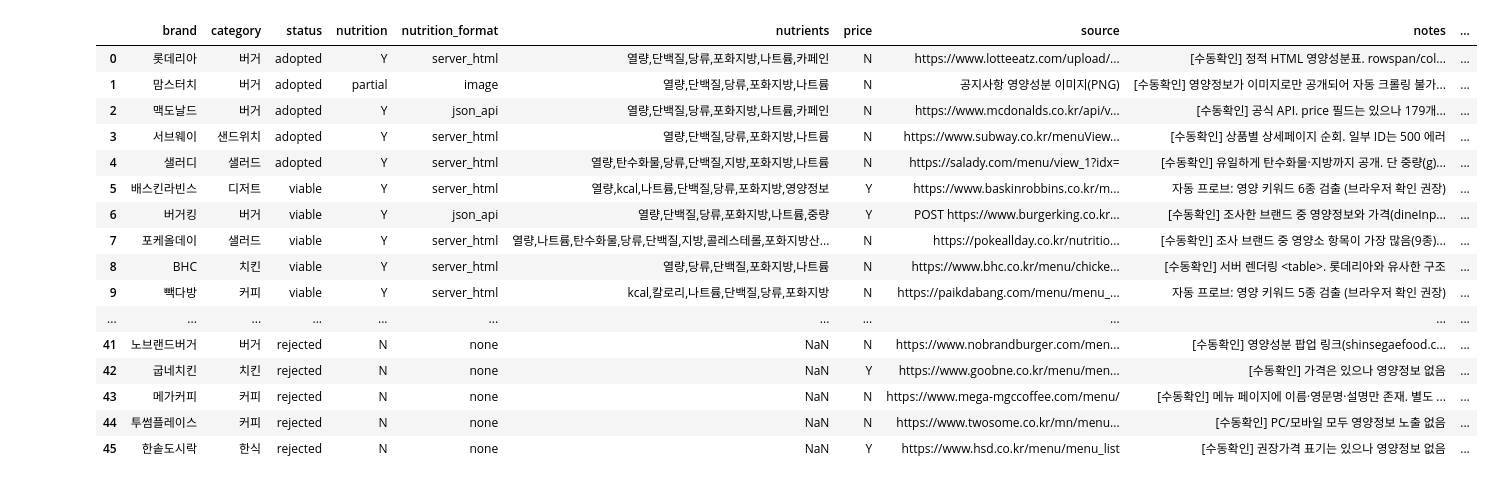
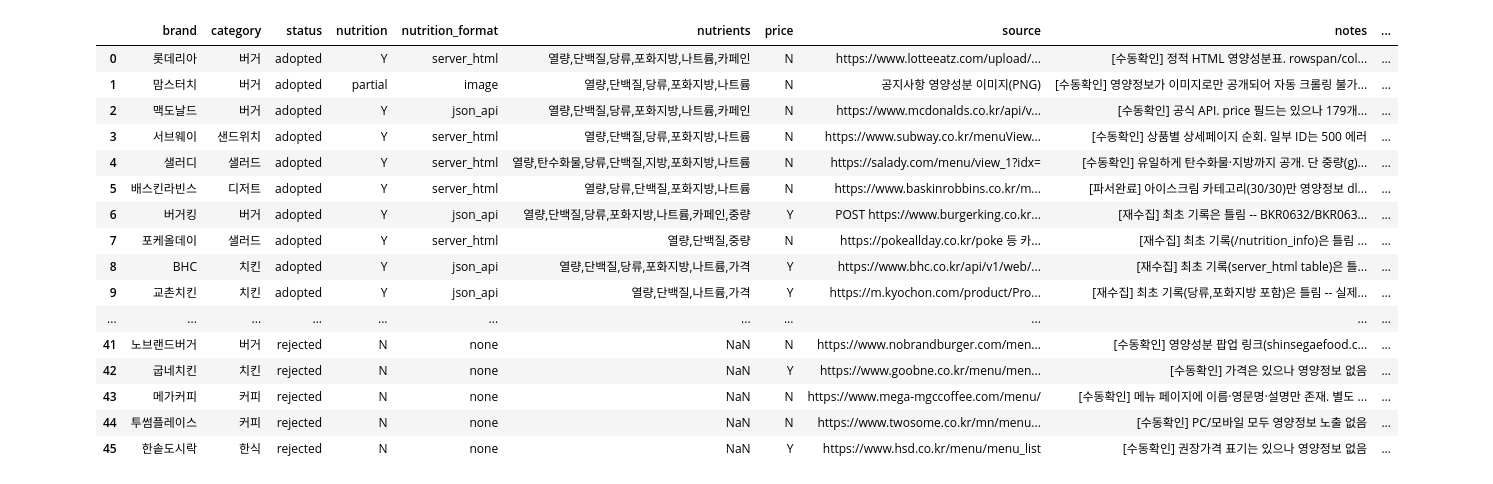
Before and after one commit to pbzz1/dining-maps, a Jupyter notebook: scripts/data_analyze/brand_survey.ipynb, the cells around one changed output. Drawn from its saved outputs; the diff is of its cells as text; code cells hidden in the pictures.

Commit message:
데이터 분석 노트북 업데이트 (brand_survey, top5_fastfood_analyze)
Co-Authored-By: Claude Fable 5 <noreply@anthropic.com>

```diff
--- a/scripts/data_analyze/brand_survey.ipynb
+++ b/scripts/data_analyze/brand_survey.ipynb
@@ -1,19 +1,19 @@
 # %%
 import pandas as pd
-df = pd.read_csv('C:/Users/taehu/Desktop/취업준비/projects/dining_maps/data/brand_survey.csv')
+df = pd.read_csv('C:/Users/taehu/Desktop/취업준비/projects/dining_maps/data/brand_survey.csv',)
 df
 # %% [output]
 |  | brand | category | status | nutrition | nutrition_format | nutrients | price | source | notes | ... |
 | 0 | 롯데리아 | 버거 | adopted | Y | server_html | 열량,단백질,당류,포화지방,나트륨,카페인 | N | https://www.lotteeatz.com/upload/... | [수동확인] 정적 HTML 영양성분표. rowspan/col... | ... |
 | 1 | 맘스터치 | 버거 | adopted | partial | image | 열량,단백질,당류,포화지방,나트륨 | N | 공지사항 영양성분 이미지(PNG) | [수동확인] 영양정보가 이미지로만 공개되어 자동 크롤링 불가... | ... |
 | 2 | 맥도날드 | 버거 | adopted | Y | json_api | 열량,단백질,당류,포화지방,나트륨,카페인 | N | https://www.mcdonalds.co.kr/api/v... | [수동확인] 공식 API. price 필드는 있으나 179개... | ... |
 | 3 | 서브웨이 | 샌드위치 | adopted | Y | server_html | 열량,단백질,당류,포화지방,나트륨 | N | https://www.subway.co.kr/menuView... | [수동확인] 상품별 상세페이지 순회. 일부 ID는 500 에러 | ... |
 | 4 | 샐러디 | 샐러드 | adopted | Y | server_html | 열량,탄수화물,당류,단백질,지방,포화지방,나트륨 | N | https://salady.com/menu/view_1?idx= | [수동확인] 유일하게 탄수화물·지방까지 공개. 단 중량(g)... | ... |
-| 5 | 배스킨라빈스 | 디저트 | viable | Y | server_html | 열량,kcal,나트륨,단백질,당류,포화지방,영양정보 | Y | https://www.baskinrobbins.co.kr/m... | 자동 프로브: 영양 키워드 6종 검출 (브라우저 확인 권장) | ... |
-| 6 | 버거킹 | 버거 | viable | Y | json_api | 열량,단백질,당류,포화지방,나트륨,중량 | Y | POST https://www.burgerking.co.kr... | [수동확인] 조사한 브랜드 중 영양정보와 가격(dineInp... | ... |
-| 7 | 포케올데이 | 샐러드 | viable | Y | server_html | 열량,나트륨,탄수화물,당류,단백질,지방,콜레스테롤,포화지방산... | N | https://pokeallday.co.kr/nutritio... | [수동확인] 조사 브랜드 중 영양소 항목이 가장 많음(9종)... | ... |
-| 8 | BHC | 치킨 | viable | Y | server_html | 열량,당류,단백질,포화지방,나트륨 | N | https://www.bhc.co.kr/menu/chicke... | [수동확인] 서버 렌더링 <table>. 롯데리아와 유사한 구조 | ... |
-| 9 | 빽다방 | 커피 | viable | Y | server_html | kcal,칼로리,나트륨,단백질,당류,포화지방 | N | https://paikdabang.com/menu/menu_... | 자동 프로브: 영양 키워드 5종 검출 (브라우저 확인 권장) | ... |
+| 5 | 배스킨라빈스 | 디저트 | adopted | Y | server_html | 열량,당류,단백질,포화지방,나트륨 | N | https://www.baskinrobbins.co.kr/m... | [파서완료] 아이스크림 카테고리(30/30)만 영양정보 dl... | ... |
+| 6 | 버거킹 | 버거 | adopted | Y | json_api | 열량,단백질,당류,포화지방,나트륨,카페인,중량 | Y | POST https://www.burgerking.co.kr... | [재수집] 최초 기록은 틀림 -- BKR0632/BKR063... | ... |
+| 7 | 포케올데이 | 샐러드 | adopted | Y | server_html | 열량,단백질,중량 | N | https://pokeallday.co.kr/poke 등 카... | [재수집] 최초 기록(/nutrition_info)은 틀림 ... | ... |
+| 8 | BHC | 치킨 | adopted | Y | json_api | 열량,단백질,당류,포화지방,나트륨,가격 | Y | https://www.bhc.co.kr/api/v1/web/... | [재수집] 최초 기록(server_html table)은 틀... | ... |
+| 9 | 교촌치킨 | 치킨 | adopted | Y | json_api | 열량,단백질,나트륨,가격 | Y | https://m.kyochon.com/product/Pro... | [재수집] 최초 기록(당류,포화지방 포함)은 틀림 -- 실제... | ... |
 | ... | ... | ... | ... | ... | ... | ... | ... | ... | ... | ... |
 | 41 | 노브랜드버거 | 버거 | rejected | N | none | NaN | N | https://www.nobrandburger.com/men... | [수동확인] 영양성분 팝업 링크(shinsegaefood.c... | ... |
 | 42 | 굽네치킨 | 치킨 | rejected | N | none | NaN | Y | https://www.goobne.co.kr/menu/men... | [수동확인] 가격은 있으나 영양정보 없음 | ... |
```
Also changed, not shown: 1 other file.
